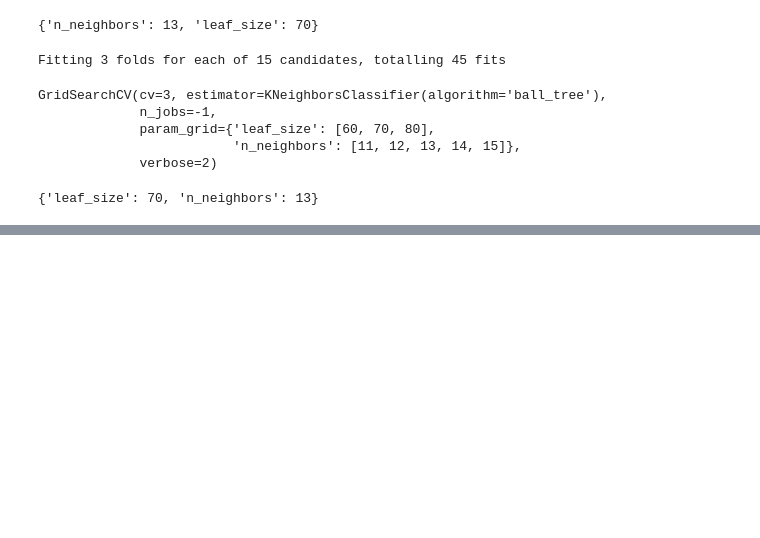
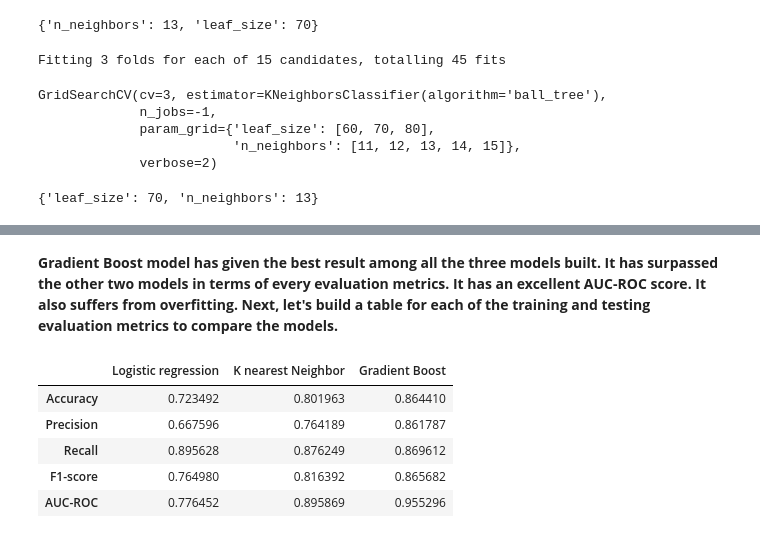
Before and after one commit to shiyasAli/Health-insurance-cross-sell-prediction, a Jupyter notebook: Copy_of_HEALTH_INSURANCE_CROSS_SELL_PREDICTION.ipynb, the cells around one changed output, grey strips where cells are left out. Saved outputs shown, nothing was run; the diff lists cells and outputs as text; code cells hidden in the pictures; blank space fills up the shorter version.

```diff
--- a/Copy_of_HEALTH_INSURANCE_CROSS_SELL_PREDICTION.ipynb
+++ b/Copy_of_HEALTH_INSURANCE_CROSS_SELL_PREDICTION.ipynb
@@ -657,0 +714,14 @@ accuracy_score(y_test,y_pred_test)
+# %% [markdown]
+**Gradient Boost model has given the best result among all the three models built. It has surpassed the other two models in terms of every evaluation metrics. It has an excellent AUC-ROC score. It also suffers from overfitting. Next, let's build a table for each of the training and testing evaluation metrics to compare the models.**
+# %%
+#DataFrame of evaluation metrics on training data
+train_metric_df=pd.DataFrame(train_metric_dict)
+train_metric_df.rename(index={0:'Accuracy',1:'Precision',2:'Recall',3:'F1-score',4:'AUC-ROC'},inplace=True)
+train_metric_df
+# %% [output]
+|  | Logistic regression | K nearest Neighbor | Gradient Boost |
+| Accuracy | 0.723492 | 0.801963 | 0.864410 |
+| Precision | 0.667596 | 0.764189 | 0.861787 |
+| Recall | 0.895628 | 0.876249 | 0.869612 |
+| F1-score | 0.764980 | 0.816392 | 0.865682 |
+| AUC-ROC | 0.776452 | 0.895869 | 0.955296 |
```
Also changed, not shown: parts of 54 cells of this notebook.
